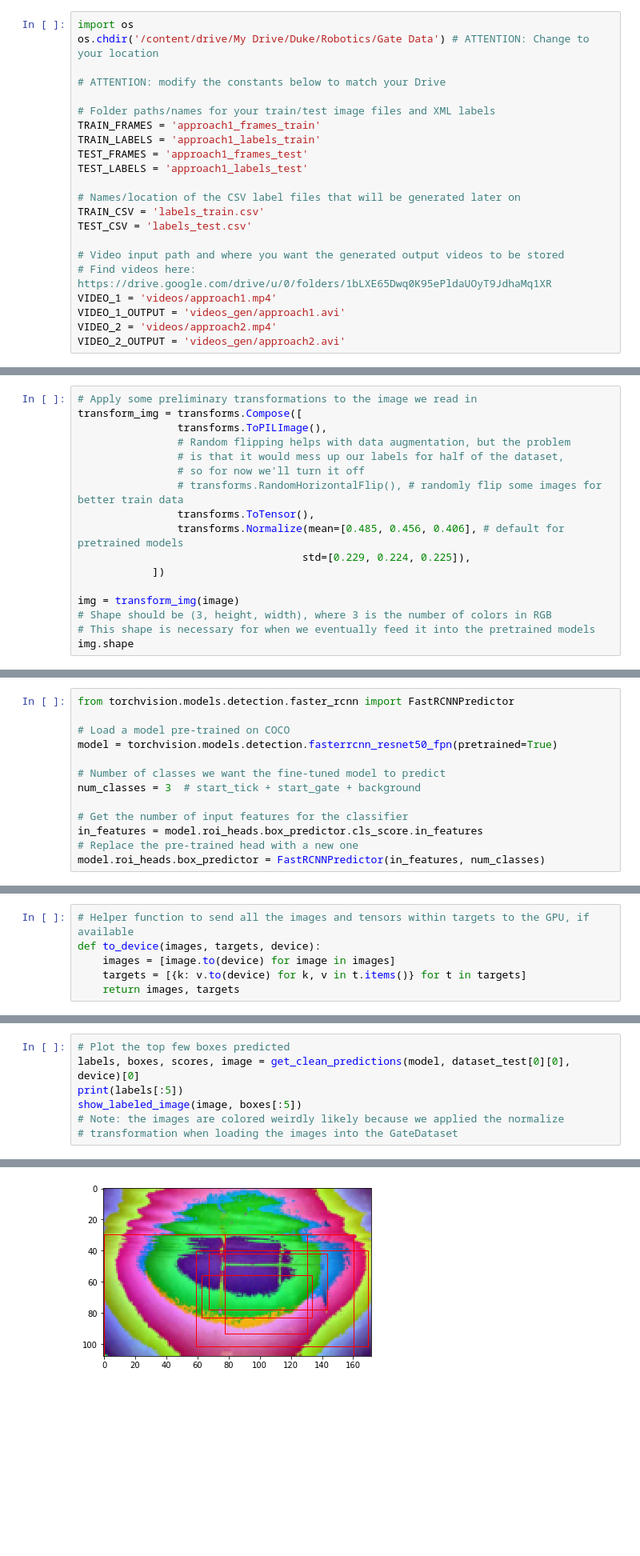
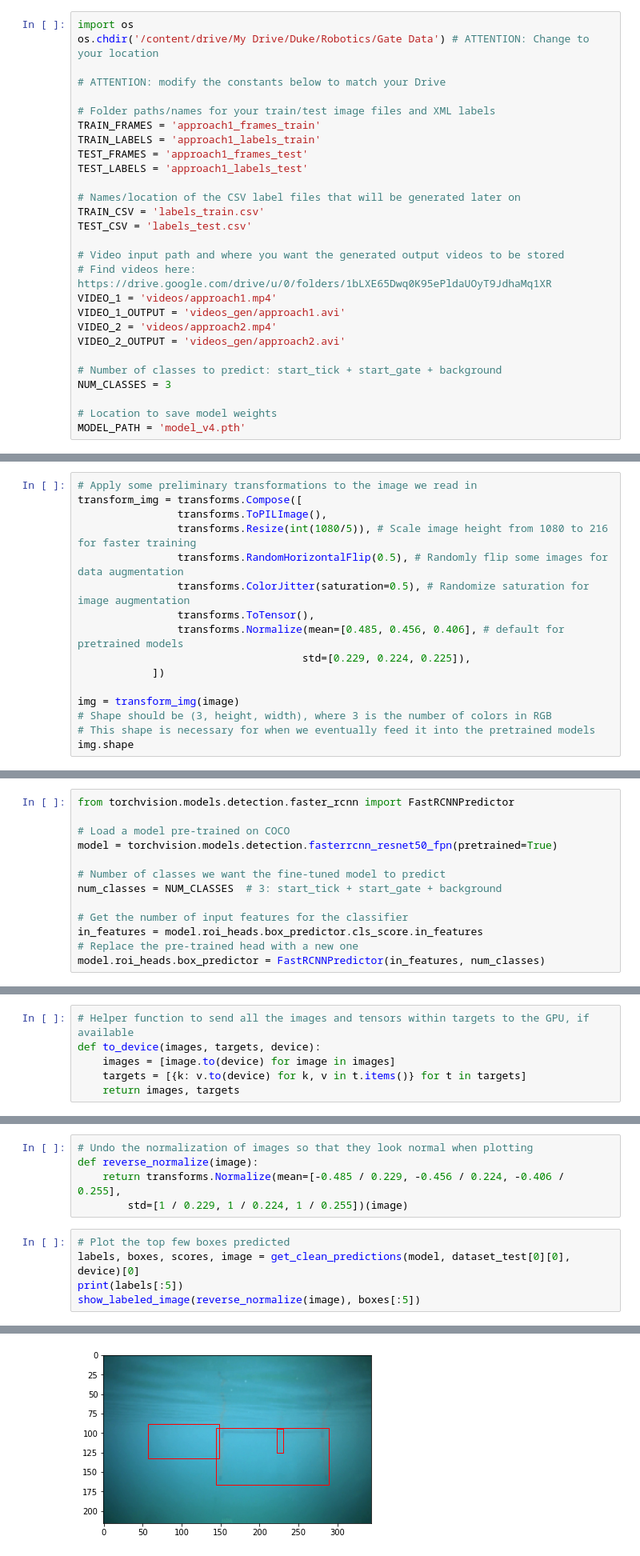
Before and after one commit to alankbi/python-notebooks, a Jupyter notebook: robotics/gate_detection.ipynb, the cells around one changed output, grey strips where cells are left out. Shown at 80% size. Saved outputs shown, nothing was run; the diff lists cells and outputs as text; blank space fills up the shorter version.

Commit message:
Code and model improvements

```diff
--- a/robotics/gate_detection.ipynb
+++ b/robotics/gate_detection.ipynb
@@ -52,6 +51,12 @@ VIDEO_1 = 'videos/approach1.mp4'
 VIDEO_1_OUTPUT = 'videos_gen/approach1.avi'
 VIDEO_2 = 'videos/approach2.mp4'
 VIDEO_2_OUTPUT = 'videos_gen/approach2.avi'
+
+# Number of classes to predict: start_tick + start_gate + background
+NUM_CLASSES = 3
+
+# Location to save model weights
+MODEL_PATH = 'model_v4.pth'
 # %%
 # Check that you're in the right directory
 !ls
@@ -73,10 +78,9 @@ plt.imshow(image)
 # Apply some preliminary transformations to the image we read in
 transform_img = transforms.Compose([
                 transforms.ToPILImage(),
-                # Random flipping helps with data augmentation, but the problem
-                # is that it would mess up our labels for half of the dataset,
-                # so for now we'll turn it off
-                # transforms.RandomHorizontalFlip(), # randomly flip some images for better train data
+                transforms.Resize(int(1080/5)), # Scale image height from 1080 to 216 for faster training
+                transforms.RandomHorizontalFlip(0.5), # Randomly flip some images for data augmentation
+                transforms.ColorJitter(saturation=0.5), # Randomize saturation for image augmentation
                 transforms.ToTensor(),
                 transforms.Normalize(mean=[0.485, 0.456, 0.406], # default for pretrained models
                                     std=[0.229, 0.224, 0.225]),
@@ -277,7 +299,7 @@ from torchvision.models.detection.faster_rcnn import FastRCNNPredictor
 model = torchvision.models.detection.fasterrcnn_resnet50_fpn(pretrained=True)
 
 # Number of classes we want the fine-tuned model to predict
-num_classes = 3  # start_tick + start_gate + background
+num_classes = NUM_CLASSES  # 3: start_tick + start_gate + background
 
 # Get the number of input features for the classifier
 in_features = model.roi_heads.box_predictor.cls_score.in_features
@@ -438,8 +469,11 @@ Predicted start_gate with a score of 0.6435708999633789 within the following box
+# %%
+# Undo the normalization of images so that they look normal when plotting
+def reverse_normalize(image):
+    return transforms.Normalize(mean=[-0.485 / 0.229, -0.456 / 0.224, -0.406 / 0.255],
+        std=[1 / 0.229, 1 / 0.224, 1 / 0.255])(image)
 # %%
 # Plot the top few boxes predicted
 labels, boxes, scores, image = get_clean_predictions(model, dataset_test[0][0], device)[0]
 print(labels[:5])
-show_labeled_image(image, boxes[:5])
-# Note: the images are colored weirdly likely because we applied the normalize
-# transformation when loading the images into the GateDataset
+show_labeled_image(reverse_normalize(image), boxes[:5])
 # %% [output]
@@ -447,4 +481,4 @@ show_labeled_image(image, boxes[:5])
-[figure, old version]
+[figure, new version]
 # %%
 # Takes in the lists of labels/boxes/scores and filters out the top prediction
 # of each class (start_gate and start_tick). Returns a list of size num_classes
```
Also changed, not shown: parts of 17 cells of this notebook.
